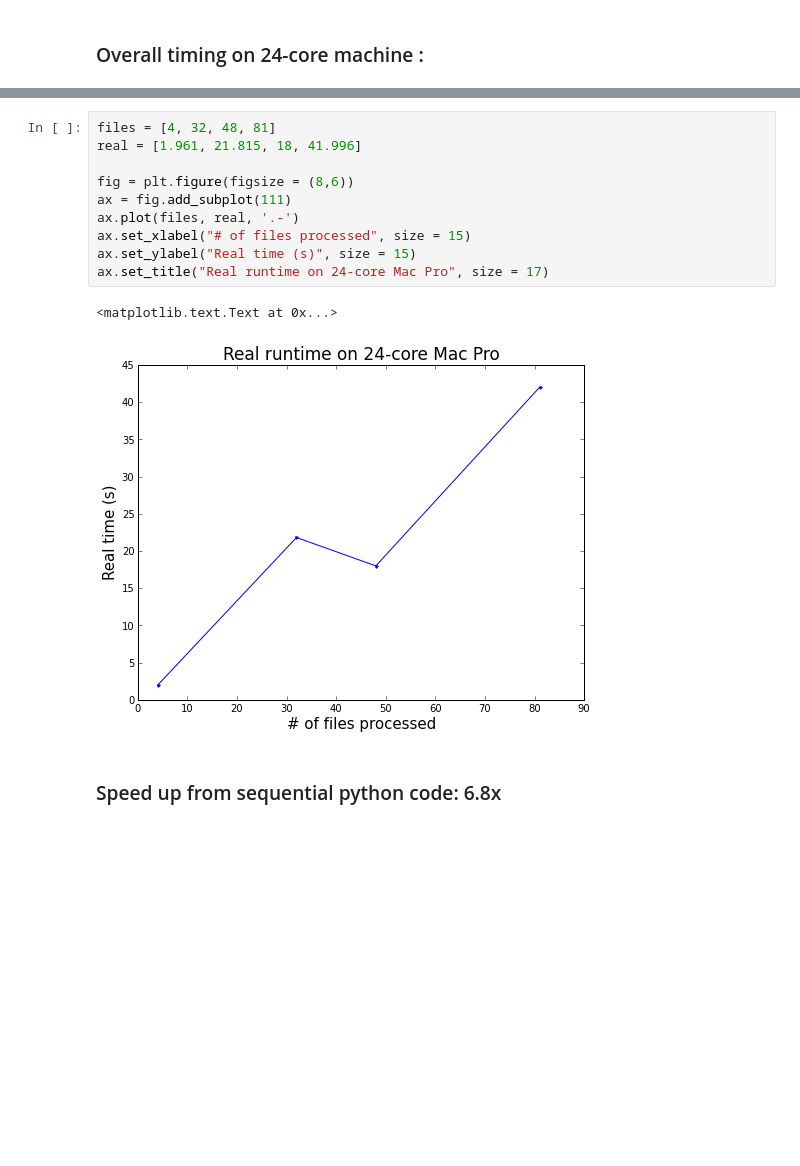
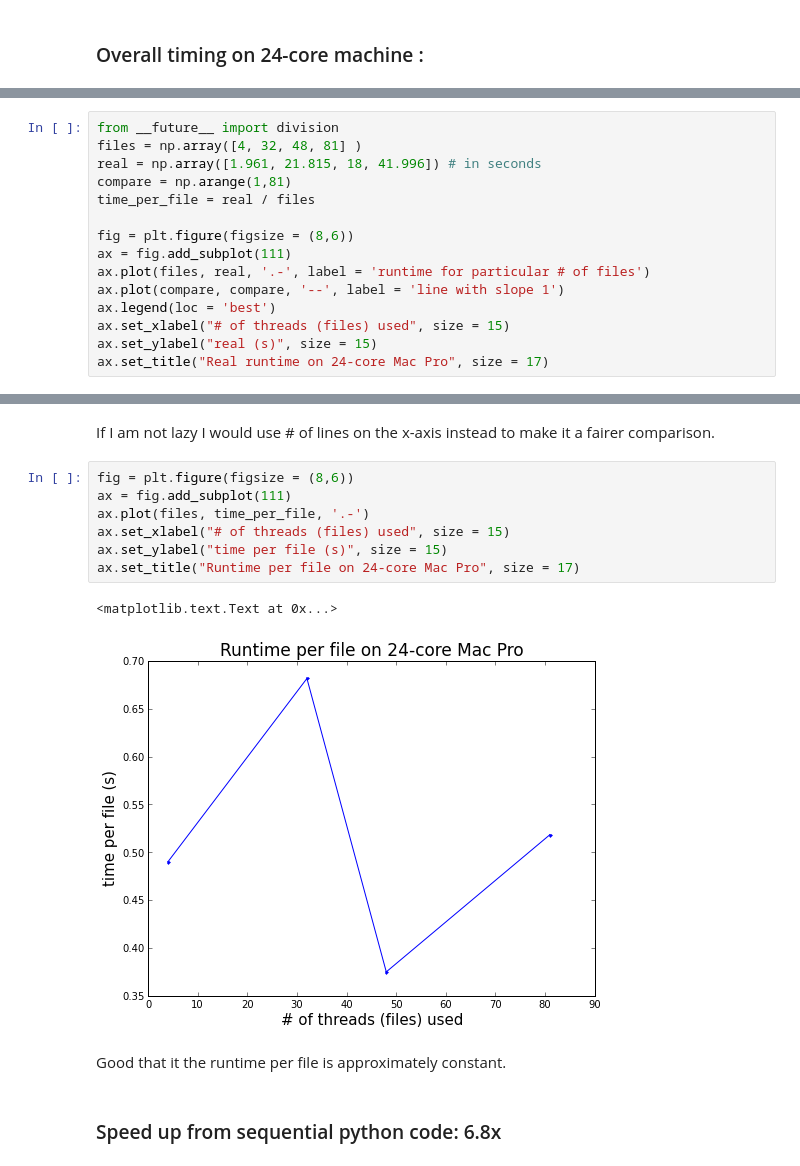
Before and after one commit to karenyng/HW2_Stat250_W14, a Jupyter notebook: writeup/Stat250 W14 HW2.ipynb, the cells around one changed output, grey strips where cells are left out. Cells and saved outputs as stored; diff of their text form; blank space fills up the shorter version.

```diff
--- a/writeup/Stat250 W14 HW2.ipynb
+++ b/writeup/Stat250 W14 HW2.ipynb
@@ -408,0 +397,15 @@ or
+# %%
+from __future__ import division
+files = np.array([4, 32, 48, 81] )
+real = np.array([1.961, 21.815, 18, 41.996]) # in seconds
+compare = np.arange(1,81)
+time_per_file = real / files
+
+fig = plt.figure(figsize = (8,6))
+ax = fig.add_subplot(111)
+ax.plot(files, real, '.-', label = 'runtime for particular # of files')
+ax.plot(compare, compare, '--', label = 'line with slope 1')
+ax.legend(loc = 'best')
+ax.set_xlabel("# of threads (files) used", size = 15)
+ax.set_ylabel("real (s)", size = 15)
+ax.set_title("Real runtime on 24-core Mac Pro", size = 17)
@@ -409,16 +415,17 @@ or
+# %% [markdown]
+If I am not lazy I would use # of lines on the x-axis instead to make it a fairer comparison.
 # %%
-files = [4, 32, 48, 81]
-real = [1.961, 21.815, 18, 41.996]
-
 fig = plt.figure(figsize = (8,6))
 ax = fig.add_subplot(111)
-ax.plot(files, real, '.-')
-ax.set_xlabel("# of files processed", size = 15)
-ax.set_ylabel("Real time (s)", size = 15)
-ax.set_title("Real runtime on 24-core Mac Pro", size = 17)
+ax.plot(files, time_per_file, '.-')
+ax.set_xlabel("# of threads (files) used", size = 15)
+ax.set_ylabel("time per file (s)", size = 15)
+ax.set_title("Runtime per file on 24-core Mac Pro", size = 17)
 # %% [output]
 <matplotlib.text.Text at 0x...>
-[figure, old version]
+[figure, new version]
+# %% [markdown]
+Good that it the runtime per file is approximately constant.
 # %% [markdown]
 ### Speed up from sequential python code: 6.8x
 # %%
```
Also changed, not shown: parts of 9 cells of this notebook.
